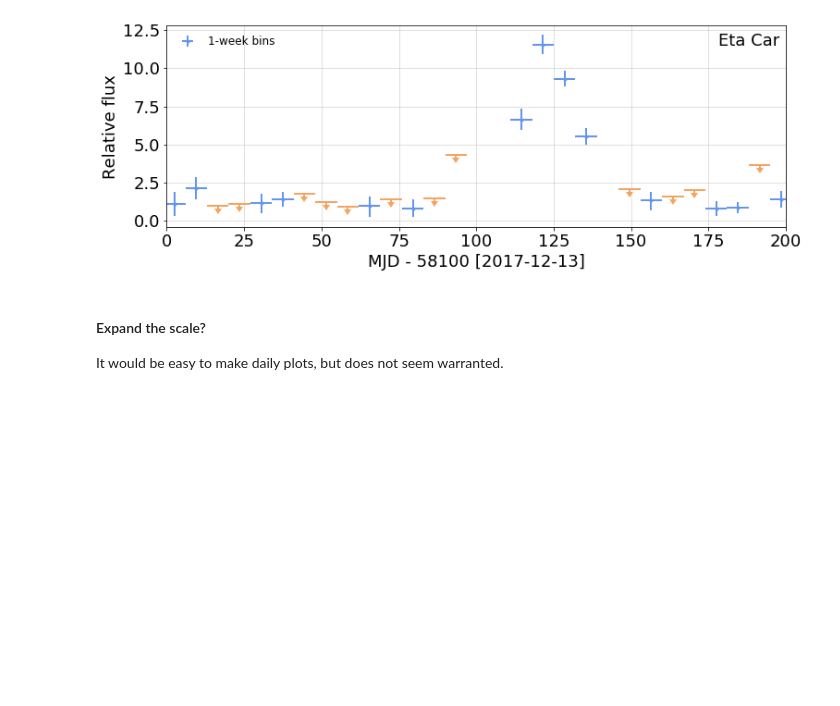
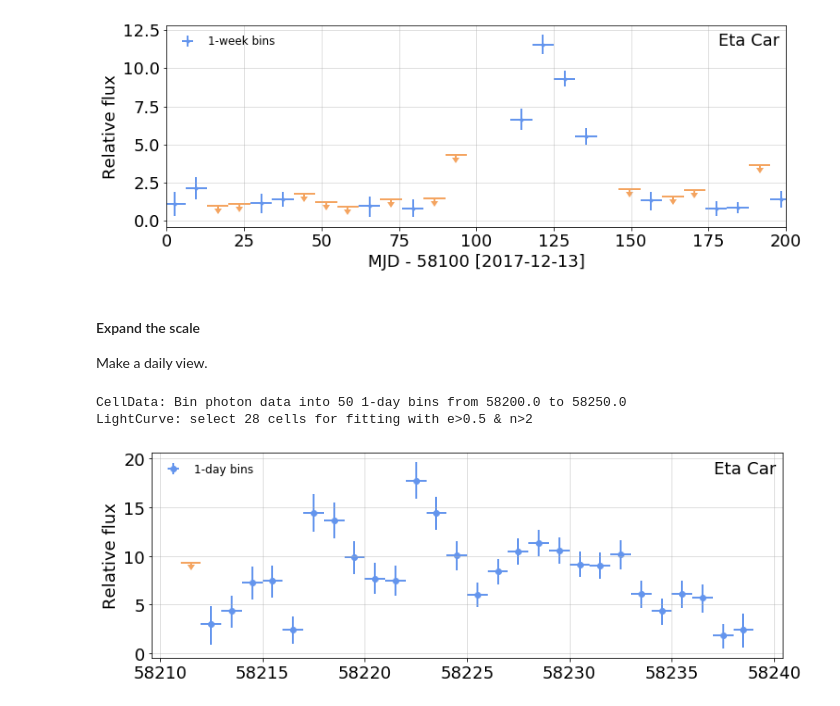
Before and after one commit to tburnett/light_curves, a Jupyter notebook: nbs/Eta_Car.ipynb, the cells around one changed output. Drawn from its saved outputs; the diff is of its cells as text; code cells hidden in the pictures; blank space fills up the shorter version.

```diff
--- a/nbs/Eta_Car.ipynb
+++ b/nbs/Eta_Car.ipynb
@@ -25,7 +25,7 @@ Source "Eta Car" at: (l,b)=(287.597,-0.630)
 #### Create the WtLike object with the source:
 First time it takes ~10 min to extract the photon dataset, then make default 7-day cells for likelihood analysis.
 # %%
-wtl = WtLike('Eta Car')
+wtl = WtLike(source)
 # %% [output]
 SourceData: photons and exposure for Eta Car: Restoring from cache with key "Eta Car_data"
 WtLike: Source Eta Car with:
@@ -55,6 +56,14 @@ wtl.flux_table().query('flux>5')
 wtl.plot(tzero=58100, xlim=(0,200) );
 # %% [output]
 [figure]
-# %% [markdown]
-#### Expand the scale?
-It would be easy to make daily plots, but does not seem warranted.
+# %% [markdown]
+#### Expand the scale
+
+Make a daily view.
+# %%
+daily = wtl.view((58200, 58250, 1))
+daily.plot();
+# %% [output]
+CellData: Bin photon data into 50 1-day bins from 58200.0 to 58250.0
+LightCurve: select 28 cells for fitting with e>0.5 & n>2
+[figure, added]
```
Also changed, not shown: parts of 3 cells of this notebook, 8 other files.
